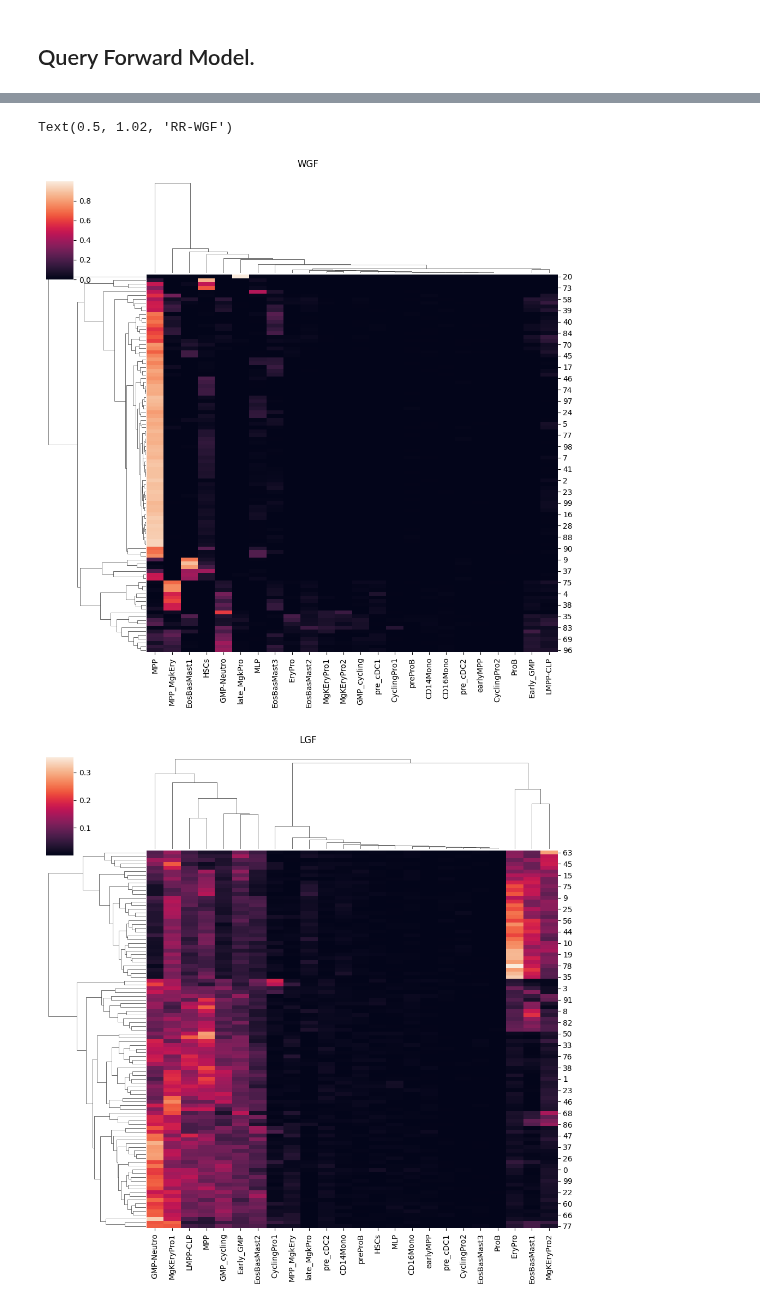
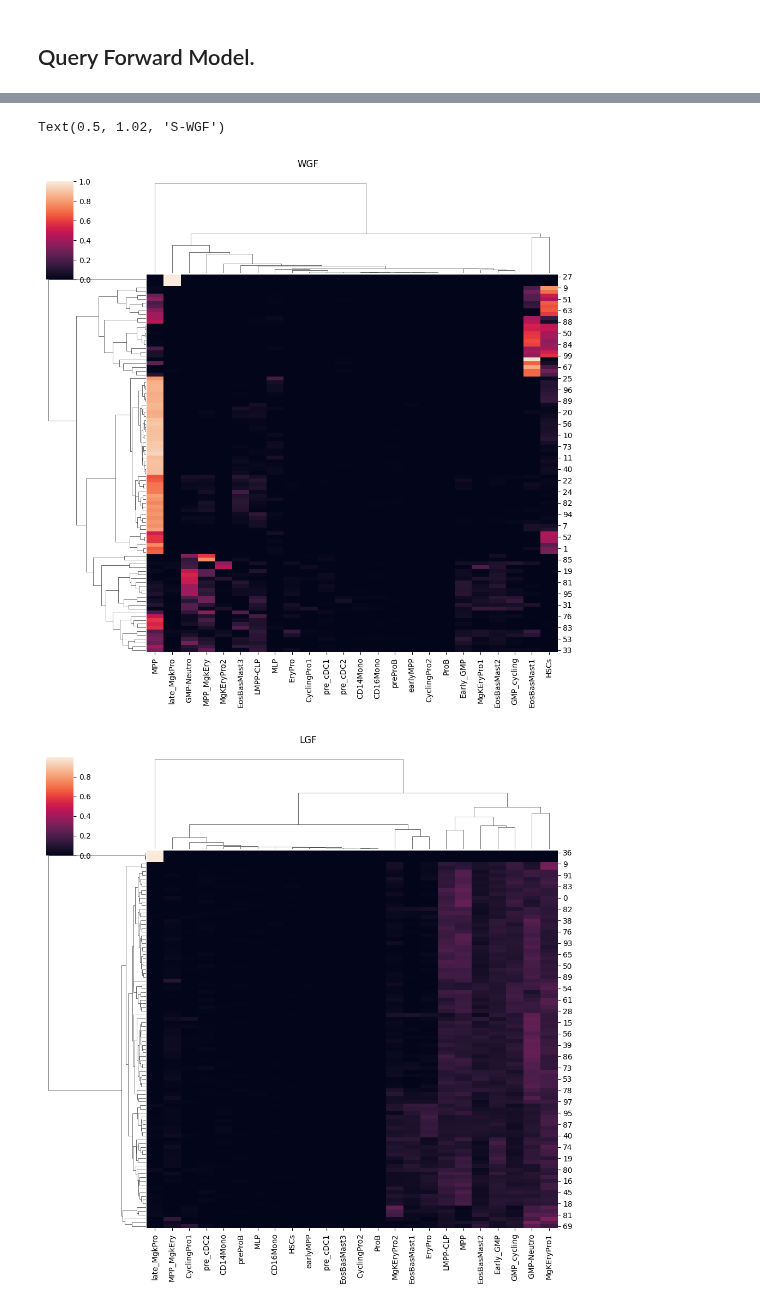
Before and after one commit to theislab/LabCompass-reproducibility, a Jupyter notebook: inverse/wgf/notebooks/example_run_inverse.ipynb, the cells around one changed output, grey strips where cells are left out. Cells and saved outputs as stored; diff of their text form; code cells hidden in the pictures.

```diff
--- a/inverse/wgf/notebooks/example_run_inverse.ipynb
+++ b/inverse/wgf/notebooks/example_run_inverse.ipynb
@@ -228,7 +236,6 @@ wgf = scopt.methods.ULAGuidedFlow(
     gamma=gamma,
     estimator=estimator,
     use_flow_map_score_estimator=False,
-    use_russian_roulette=False,
 )
 
 #  optimization params
@@ -479,24 +464,20 @@ wgf_max=np.float32(0.18626784), lgf_max=np.float32(0.35480648), lwgf_max=np.floa
 # %%
 # WGF
 g_wgf = sns.clustermap(wgf_gen["ct_probs"].mean(0), xticklabels=ct_le.classes_)
 g_wgf.fig.suptitle("WGF", y=1.02)  # y > 1 pushes the title slightly above the dendrogram
 
 # LGF
 g_lgf = sns.clustermap(lgf_gen["ct_probs"].mean(0), xticklabels=ct_le.classes_)
 g_lgf.fig.suptitle("LGF", y=1.02)
 
 # L-WGF
 g_lwgf = sns.clustermap(lwgf_gen["ct_probs"].mean(0), xticklabels=ct_le.classes_)
 g_lwgf.fig.suptitle("L-WGF", y=1.02)
 
 # L-WGF
 s_lwgf = sns.clustermap(swgf_gen["ct_probs"].mean(0), xticklabels=ct_le.classes_)
 s_lwgf.fig.suptitle("S-WGF", y=1.02)
-
-# L-WGF
-s_lwgf = sns.clustermap(rrwgf_gen["ct_probs"].mean(0), xticklabels=ct_le.classes_)
-s_lwgf.fig.suptitle("RR-WGF", y=1.02)
 # %% [output]
-Text(0.5, 1.02, 'RR-WGF')
+Text(0.5, 1.02, 'S-WGF')
-[figure, old version]
+[figure, new version]
-[figure, old version]
+[figure, new version]
```
Also changed, not shown: parts of 14 cells of this notebook, 13 other files.
